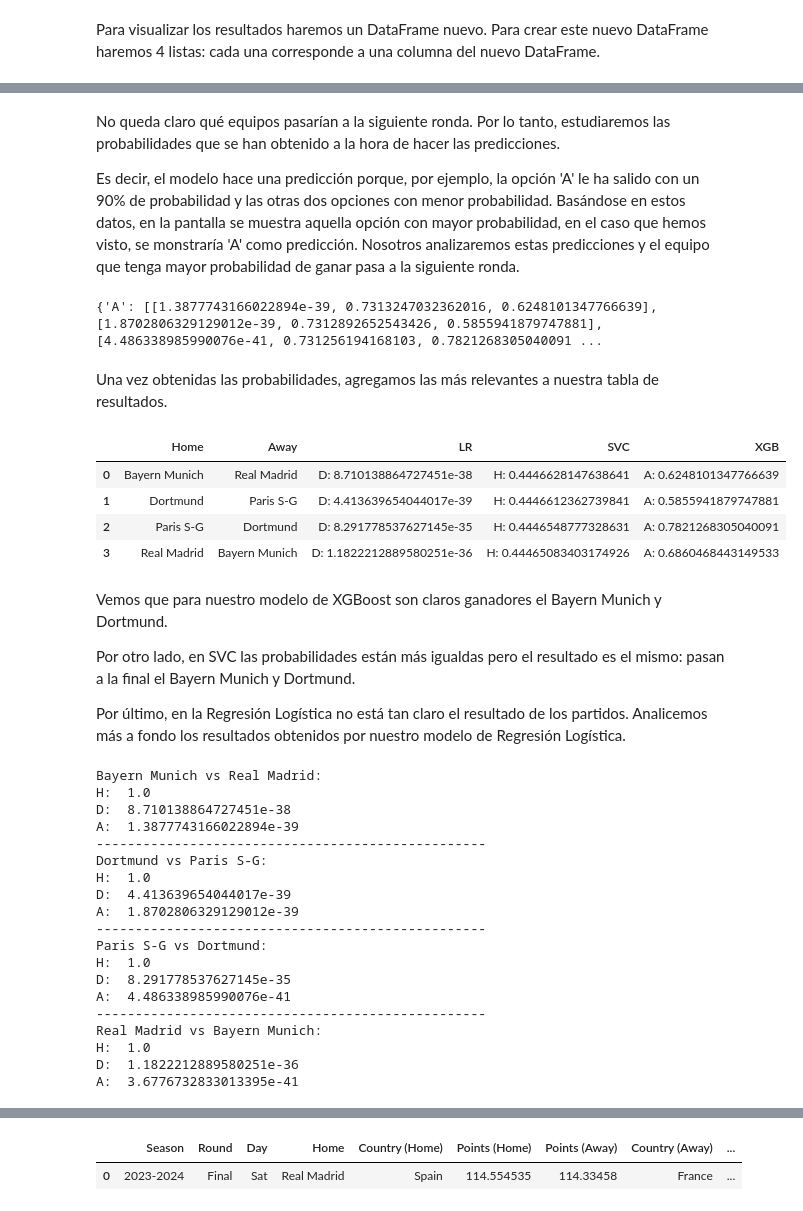
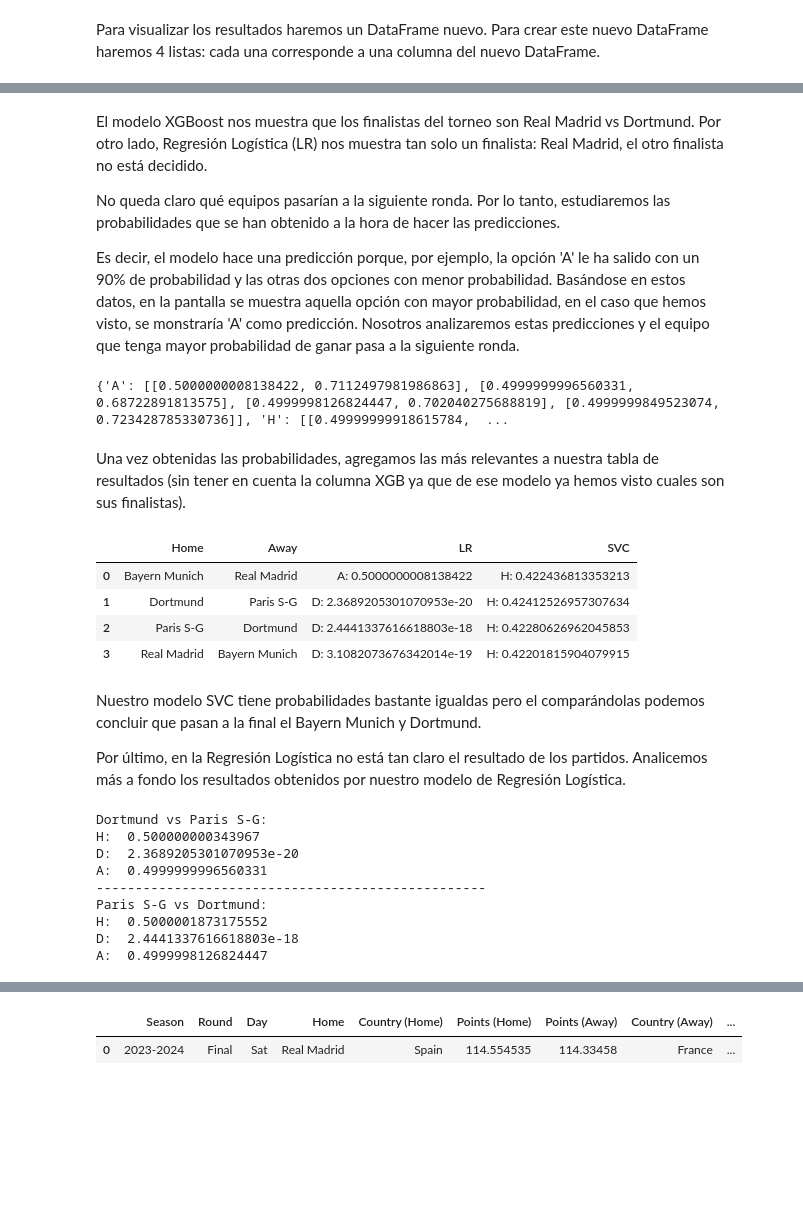
Before and after one commit to lauralardies/uefa_analisis, a Jupyter notebook: UEFA/modelos/aprendizaje supervisado/clasificacion.ipynb, the cells around one changed output, grey strips where cells are left out. Drawn from its saved outputs; the diff is of its cells as text; code cells hidden in the pictures; blank space fills up the shorter version.

```diff
--- a/UEFA/modelos/aprendizaje supervisado/clasificacion.ipynb
+++ b/UEFA/modelos/aprendizaje supervisado/clasificacion.ipynb
@@ -131,19 +126,19 @@ for col in cols:
 # %% [markdown]
 Separamos en train y test las variables que usaremos para entrenar nuestros modelos.
 # %%
-X_train, X_test, y_train, y_test = train_test_split(X, y, test_size=0.3, random_state=42)
+X_train, X_test, y_train, y_test = train_test_split(X, y, test_size=0.3, random_state=42, stratify=y)
 # %% [markdown]
 ### Modelos de predicción.
 
 Comenzamos con la Regresión Logística.
 # %%
-lr = LogisticRegression(random_state=42, max_iter=10000, C=1.0)
+lr = LogisticRegression(C=0.1, penalty='l2', solver='liblinear', max_iter=1000, random_state=42)
 lr.fit(X_train, y_train)
 lr_pred = lr.predict(X_test)
 # %% [markdown]
 Seguimos con SVC (Support Vector Classification).
 # %%
-svc = SVC(random_state = 912, kernel='rbf')
+svc = SVC(random_state=912, kernel='sigmoid')
 svc.fit(X_train, y_train)
 svc_pred = svc.predict(X_test)
 # %% [markdown]
@@ -307,4 +302,6 @@ res
 # %% [markdown]
+El modelo XGBoost nos muestra que los finalistas del torneo son Real Madrid vs Dortmund. Por otro lado, Regresión Logística (LR) nos muestra tan solo un finalista: Real Madrid, el otro finalista no está decidido.
+
 No queda claro qué equipos pasarían a la siguiente ronda. Por lo tanto, estudiaremos las probabilidades que se han obtenido a la hora de hacer las predicciones.
 
 Es decir, el modelo hace una predicción porque, por ejemplo, la opción 'A' le ha salido con un 90% de probabilidad y las otras dos opciones con menor probabilidad. Basándose en estos datos, en la pantalla se muestra aquella opción con mayor probabilidad, en el caso que hemos visto, se monstraría 'A' como predicción. Nosotros analizaremos estas predicciones y el equipo que tenga mayor probabilidad de ganar pasa a la siguiente ronda.
@@ -317,9 +314,6 @@ lr_pred_prob = lr.predict_proba(data)
 svc_decision_scores = svc.decision_function(data)
 # Convertir las puntuaciones en probabilidades usando la función sigmoide
 svc_pred_prob = 1 / (1 + np.exp(-svc_decision_scores))
-
-# Predicción de probabilidades para XGBoost (xgb)
-xgb_pred_prob = xgb.predict_proba(data)
 
 # Crear un diccionario con las probabilidades de cada modelo
 pred_probs = {}
@@ -335,48 +329,42 @@ for key in pred_probs_keys:
         # Se obtiene el índice de la clave en el array de claves
         x = np.where(pred_probs_keys == key)[0][0]
         # Se añaden las probabilidades de cada modelo a la lista de la clave correspondiente
-        pred_probs[key].append([lr_pred_prob[i][x], svc_pred_prob[i][x], xgb_pred_prob[i][x]])
+        pred_probs[key].append([lr_pred_prob[i][x], svc_pred_prob[i][x]])
 
 print(pred_probs)
 # %% [output]
-{'A': [[1.3877743166022894e-39, 0.7313247032362016, 0.6248101347766639], [1.8702806329129012e-39, 0.7312892652543426, 0.5855941879747881], [4.486338985990076e-41, 0.731256194168103, 0.7821268305040091 ...
+{'A': [[0.5000000008138422, 0.7112497981986863], [0.4999999996560331, 0.68722891813575], [0.4999998126824447, 0.702040275688819], [0.4999999849523074, 0.723428785330736]], 'H': [[0.49999999918615784,  ...
 # %% [markdown]
-Una vez obtenidas las probabilidades, agregamos las más relevantes a nuestra tabla de resultados.
+Una vez obtenidas las probabilidades, agregamos las más relevantes a nuestra tabla de resultados (sin tener en cuenta la columna XGB ya que de ese modelo ya hemos visto cuales son sus finalistas).
 # %%
+# Eliminamos la columna 'XGB' del DataFrame 'res'
+res.drop('XGB', axis=1, inplace=True)
+
 # Iterar sobre las filas y columnas del DataFrame 'res'
 for index, row in res.iterrows():
-    for col in ['LR', 'SVC', 'XGB']:  # Iterar sobre las columnas LR, SVC y XGB
-        col_index = ['LR', 'SVC', 'XGB'].index(col)
+    for col in ['LR', 'SVC']:  # Iterar sobre las columnas LR, SVC y XGB
+        col_index = ['LR', 'SVC'].index(col)
         # Obtener el valor de 'key' basado en el valor en la columna 'col'
         key = row[col]
         # Obtener el valor asociado de 'pred_probs' para la fila 'index' y columna 'key'
         value = pred_probs[key][index]
         value = value[col_index]
         # Actualizar la celda en el DataFrame con el valor 'L: value'
         res.at[index, col] = f"{key}: {value}"
 
 # Mostrar los resultados actualizados
 res
 # %% [output]
-|  | Home | Away | LR | SVC | XGB |
-| 0 | Bayern Munich | Real Madrid | D: 8.710138864727451e-38 | H: 0.4446628147638641 | A: 0.6248101347766639 |
-| 1 | Dortmund | Paris S-G | D: 4.413639654044017e-39 | H: 0.4446612362739841 | A: 0.5855941879747881 |
-| 2 | Paris S-G | Dortmund | D: 8.291778537627145e-35 | H: 0.4446548777328631 | A: 0.7821268305040091 |
-| 3 | Real Madrid | Bayern Munich | D: 1.1822212889580251e-36 | H: 0.44465083403174926 | A: 0.6860468443149533 |
+|  | Home | Away | LR | SVC |
+| 0 | Bayern Munich | Real Madrid | A: 0.5000000008138422 | H: 0.422436813353213 |
+| 1 | Dortmund | Paris S-G | D: 2.3689205301070953e-20 | H: 0.42412526957307634 |
+| 2 | Paris S-G | Dortmund | D: 2.4441337616618803e-18 | H: 0.42280626962045853 |
+| 3 | Real Madrid | Bayern Munich | D: 3.1082073676342014e-19 | H: 0.42201815904079915 |
 # %% [markdown]
-Vemos que para nuestro modelo de XGBoost son claros ganadores el Bayern Munich y Dortmund.
-
-Por otro lado, en SVC las probabilidades están más igualdas pero el resultado es el mismo: pasan a la final el Bayern Munich y Dortmund.
+Nuestro modelo SVC tiene probabilidades bastante igualdas pero el comparándolas podemos concluir que pasan a la final el Bayern Munich y Dortmund.
 
 Por último, en la Regresión Logística no está tan claro el resultado de los partidos. Analicemos más a fondo los resultados obtenidos por nuestro modelo de Regresión Logística.
 # %%
-print('Bayern Munich vs Real Madrid:')
-print('H: ', pred_probs['H'][0][0])
-print('D: ', pred_probs['D'][0][0])
-print('A: ', pred_probs['A'][0][0])
-
-print('-' * 50)
-
 print('Dortmund vs Paris S-G:')
 print('H: ', pred_probs['H'][1][0])
 print('D: ', pred_probs['D'][1][0])
@@ -388,30 +376,13 @@ print('Paris S-G vs Dortmund:')
 print('H: ', pred_probs['H'][2][0])
 print('D: ', pred_probs['D'][2][0])
 print('A: ', pred_probs['A'][2][0])
-
-print('-' * 50)
-
-print('Real Madrid vs Bayern Munich:')
-print('H: ', pred_probs['H'][3][0])
-print('D: ', pred_probs['D'][3][0])
-print('A: ', pred_probs['A'][3][0])
 # %% [output]
-Bayern Munich vs Real Madrid:
-H:  1.0
-D:  8.710138864727451e-38
-A:  1.3877743166022894e-39
---------------------------------------------------
 Dortmund vs Paris S-G:
-H:  1.0
-D:  4.413639654044017e-39
-A:  1.8702806329129012e-39
+H:  0.500000000343967
+D:  2.3689205301070953e-20
+A:  0.4999999996560331
 --------------------------------------------------
 Paris S-G vs Dortmund:
-H:  1.0
-D:  8.291778537627145e-35
-A:  4.486338985990076e-41
---------------------------------------------------
-Real Madrid vs Bayern Munich:
-H:  1.0
-D:  1.1822212889580251e-36
-A:  3.6776732833013395e-41
+H:  0.5000001873175552
+D:  2.4441337616618803e-18
+A:  0.4999998126824447
```
Also changed, not shown: parts of 20 cells of this notebook.
